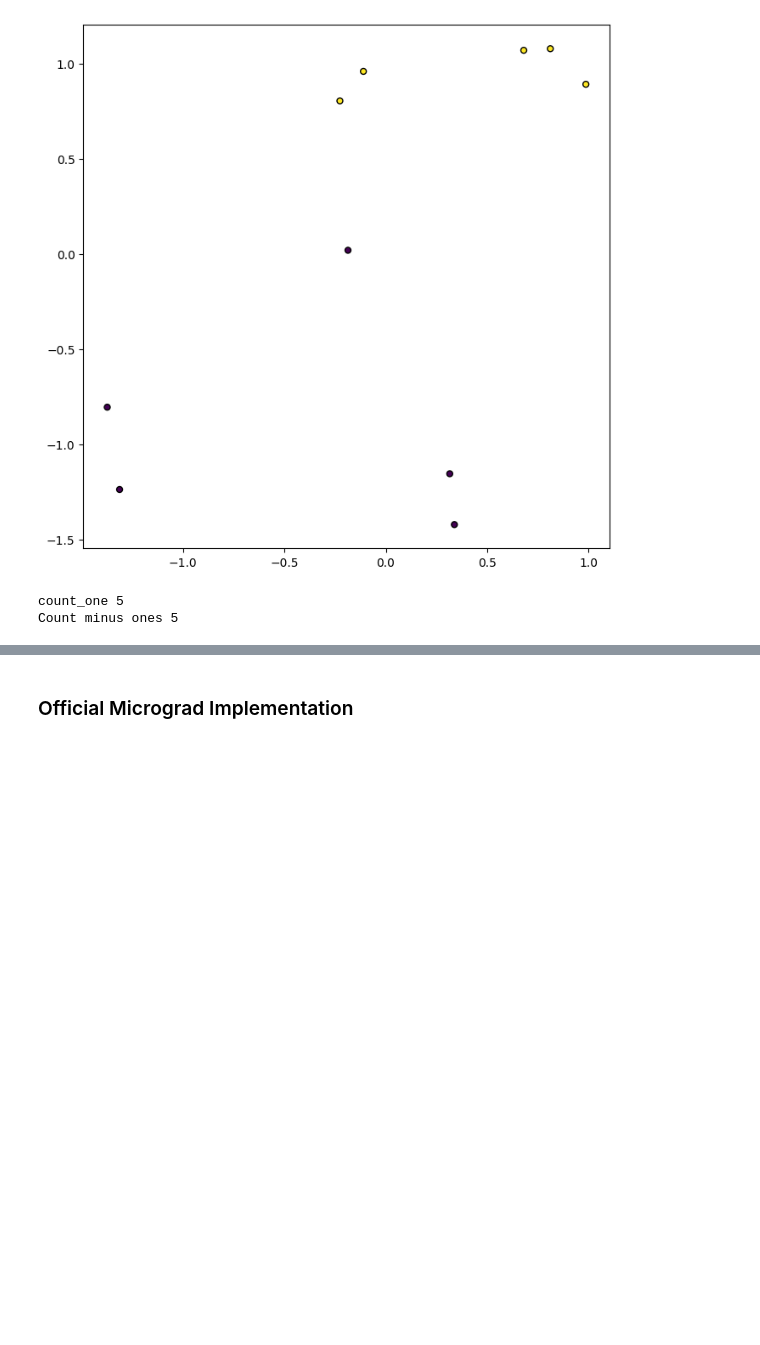
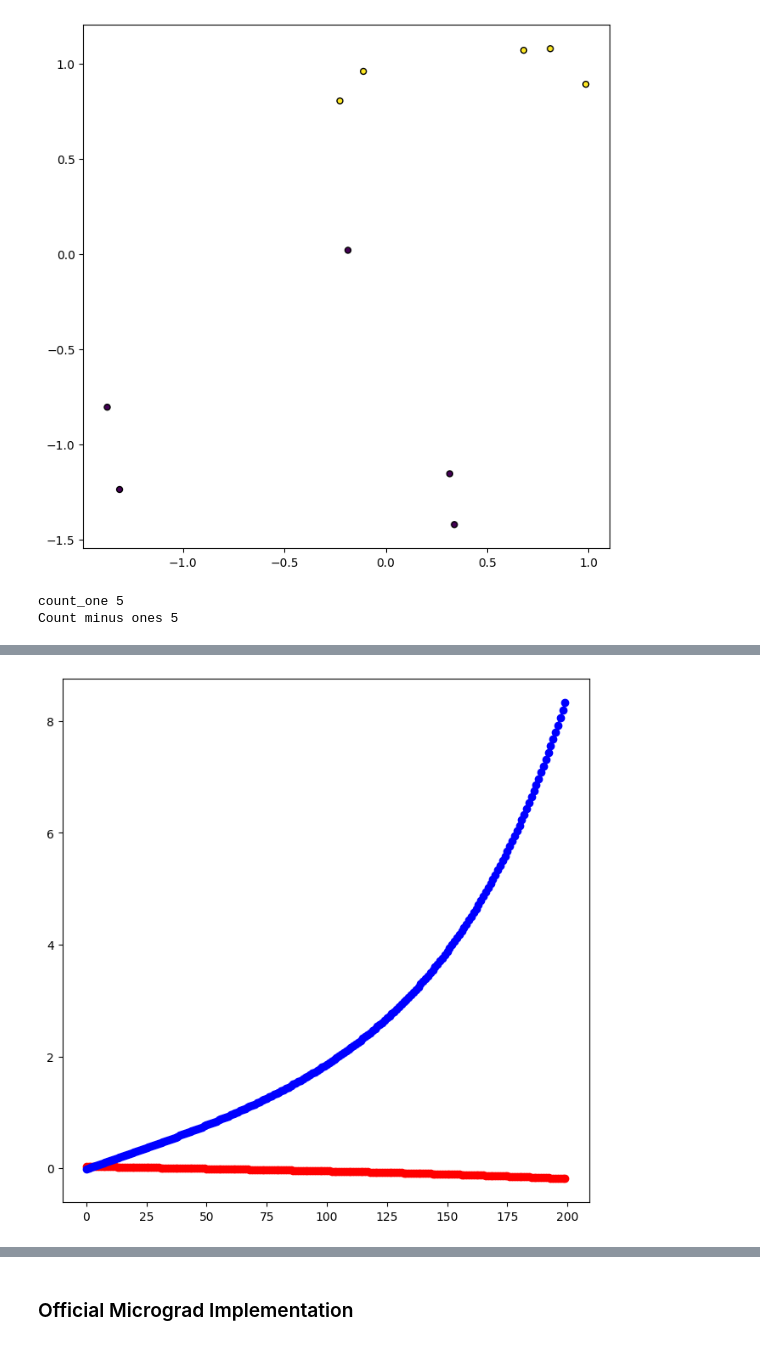
Before and after one commit to AndrewstheBuilder/FromScratch_NeuralNetworks, a Jupyter notebook: MultiLayerPerceptron_FromScratch.ipynb, the cells around one changed output, grey strips where cells are left out. Saved outputs shown, nothing was run; the diff lists cells and outputs as text; code cells hidden in the pictures; blank space fills up the shorter version.

Commit message:
Graph activation in Draft 3 of MLP. Comparing ME loss and MSE loss

```diff
--- a/MultiLayerPerceptron_FromScratch.ipynb
+++ b/MultiLayerPerceptron_FromScratch.ipynb
@@ -1056,19 +1070,22 @@ Count minus ones 5
 # Parameter Initialization
 np.random.seed(1)
 lr = 0.01
-iterations = 100
+iterations = 200
 
-mlp = MLP(2, [2,1])
+layers = [2,1]
+mlp = MLP(2, layers)
+
+iteration_activations = {}
 
 # Training Loop
 for k in range(iterations):
   correct = 0
 
   # forward prop
-  scores = list(map(mlp, train_x_s))
+  scores = list(map(mlp, train_x))
 
-  # loss (expected - actual)
-  losses = [(yi-scorei) for yi, scorei in zip(train_y_s, scores)]
+  # loss (actual - expected)
+  losses = [(yi-scorei) for yi, scorei in zip(train_y, scores)]
   data_loss = sum(losses) * (1.0 / len(losses))
   total_loss = data_loss
 
@@ -1077,16 +1094,26 @@ for k in range(iterations):
   # data_loss = sum(losses) * (1.0 / len(losses))
   # total_loss = data_loss
 
-  accuracy = [(yi > 0) == (scorei.data > 0) for yi, scorei in zip(train_y_s, scores)]
+  accuracy = [(yi > 0) == (scorei.data > 0) for yi, scorei in zip(train_y, scores)]
 
   # back prop
   mlp.zero_grad()
   total_loss.backward()
 
+  # Logging each layers activation for each iteration
+  iteration_activations['Iteration '+str(k+1)] = []
+  for key,layer_act in mlp.layer_activations.items():
+    iteration_activations['Iteration '+str(k+1)].append(layer_act)
+  # reset the layer activation to take in next iteration stats
+  for i in range(len(layers)):
+    mlp.layer_activations['Layer '+str(i+1)] = []
+
   # update
   for p in mlp.parameters():
     p.data -= lr * p.grad
 
+
+
   if(k%10==0 or k==iterations-1):
     print('iteration:'+str(k)+' accuracy:'+str(sum(accuracy)/len(accuracy)))
 # %% [output]
@@ -1103,0 +1158,19 @@ iteration:99 accuracy:0.5
+# %%
+# activations for mean loss
+iteration_activations
+layer_act_across_time = {}
+for i in range(iterations):
+   layer_activations = iteration_activations.get('Iteration '+str(i+1))
+   for l in range(len(layers)):
+    if(layer_act_across_time.get('Layer '+str(l+1)) != None):
+      layer_act_across_time['Layer '+str(l+1)].append(statistics.mean(layer_activations[l]))
+    else:
+      layer_act_across_time['Layer '+str(l+1)] = [statistics.mean(layer_activations[l])]
+layer_act_across_time
+
+plt.figure(figsize=(8,8))
+colors = ['red','blue']
+for l in range(len(layers)):
+  plt.plot(layer_act_across_time['Layer '+str(l+1)], label='Layer '+str(l+1), color=colors[l], marker='o')
+# %% [output]
+[figure, added]
```
Also changed, not shown: parts of 9 cells of this notebook.
